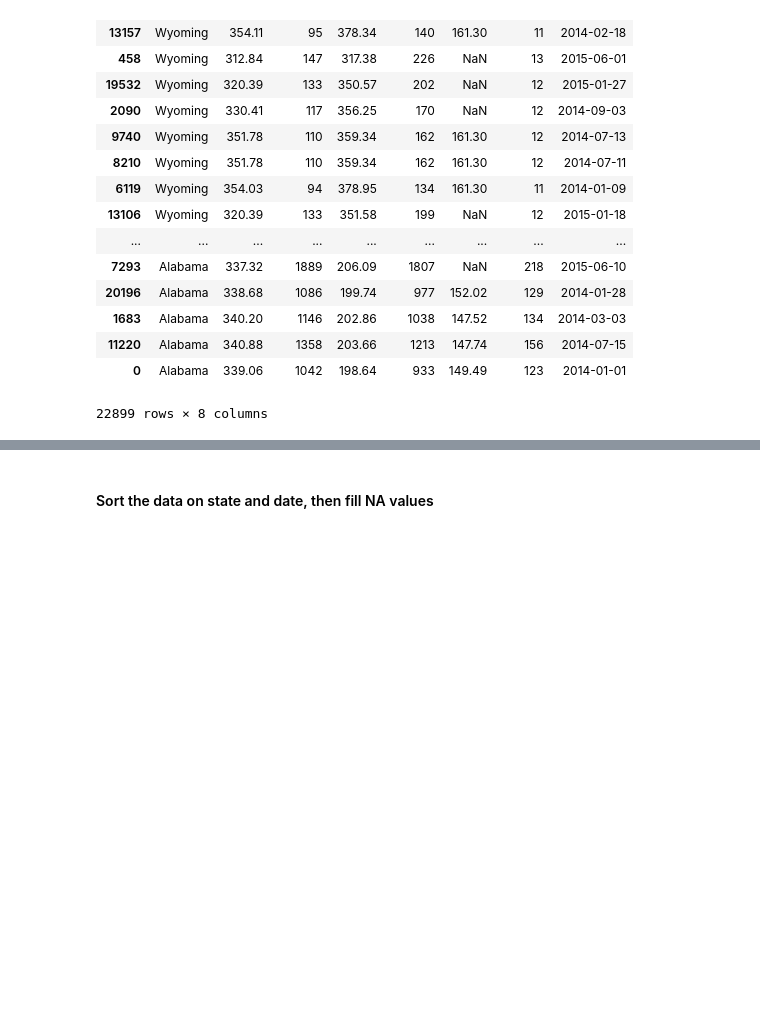
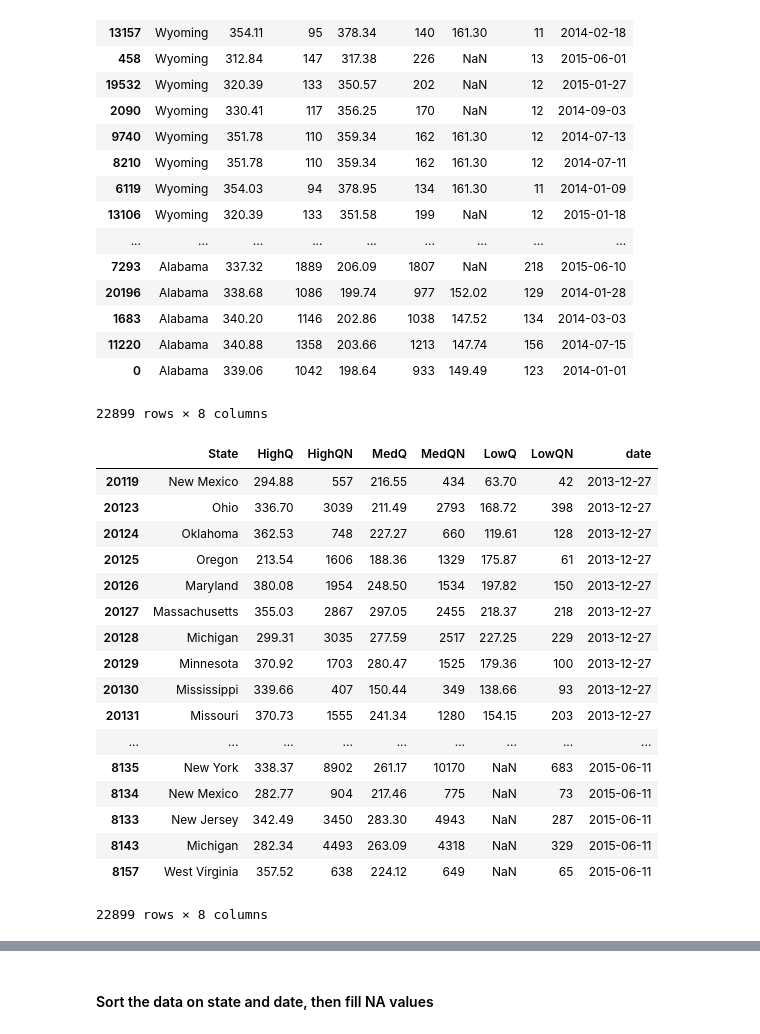
Before and after one commit to pleabargain/intro2stats, a Jupyter notebook: notebooks/4. Basic Metrics.ipynb, the cells around one changed output, grey strips where cells are left out. Saved outputs shown, nothing was run; the diff lists cells and outputs as text; code cells hidden in the pictures; blank space fills up the shorter version.

```diff
--- a/notebooks/4. Basic Metrics.ipynb
+++ b/notebooks/4. Basic Metrics.ipynb
@@ -93,6 +93,27 @@ prices_pd.sort_values('State', ascending=False)
 | 11220 | Alabama | 340.88 | 1358 | 203.66 | 1213 | 147.74 | 156 | 2014-07-15 |
 | 0 | Alabama | 339.06 | 1042 | 198.64 | 933 | 149.49 | 123 | 2014-01-01 |
 22899 rows × 8 columns
+# %%
+prices_pd.sort_values('date')
+# %% [output]
+|  | State | HighQ | HighQN | MedQ | MedQN | LowQ | LowQN | date |
+| 20119 | New Mexico | 294.88 | 557 | 216.55 | 434 | 63.70 | 42 | 2013-12-27 |
+| 20123 | Ohio | 336.70 | 3039 | 211.49 | 2793 | 168.72 | 398 | 2013-12-27 |
+| 20124 | Oklahoma | 362.53 | 748 | 227.27 | 660 | 119.61 | 128 | 2013-12-27 |
+| 20125 | Oregon | 213.54 | 1606 | 188.36 | 1329 | 175.87 | 61 | 2013-12-27 |
+| 20126 | Maryland | 380.08 | 1954 | 248.50 | 1534 | 197.82 | 150 | 2013-12-27 |
+| 20127 | Massachusetts | 355.03 | 2867 | 297.05 | 2455 | 218.37 | 218 | 2013-12-27 |
+| 20128 | Michigan | 299.31 | 3035 | 277.59 | 2517 | 227.25 | 229 | 2013-12-27 |
+| 20129 | Minnesota | 370.92 | 1703 | 280.47 | 1525 | 179.36 | 100 | 2013-12-27 |
+| 20130 | Mississippi | 339.66 | 407 | 150.44 | 349 | 138.66 | 93 | 2013-12-27 |
+| 20131 | Missouri | 370.73 | 1555 | 241.34 | 1280 | 154.15 | 203 | 2013-12-27 |
+| ... | ... | ... | ... | ... | ... | ... | ... | ... |
+| 8135 | New York | 338.37 | 8902 | 261.17 | 10170 | NaN | 683 | 2015-06-11 |
+| 8134 | New Mexico | 282.77 | 904 | 217.46 | 775 | NaN | 73 | 2015-06-11 |
+| 8133 | New Jersey | 342.49 | 3450 | 283.30 | 4943 | NaN | 287 | 2015-06-11 |
+| 8143 | Michigan | 282.34 | 4493 | 263.09 | 4318 | NaN | 329 | 2015-06-11 |
+| 8157 | West Virginia | 357.52 | 638 | 224.12 | 649 | NaN | 65 | 2015-06-11 |
+22899 rows × 8 columns
 # %%
 #but this doesn't
 #prices_pd.sort_index('State', 'date')
```
Also changed, not shown: parts of 1 cell of this notebook.
